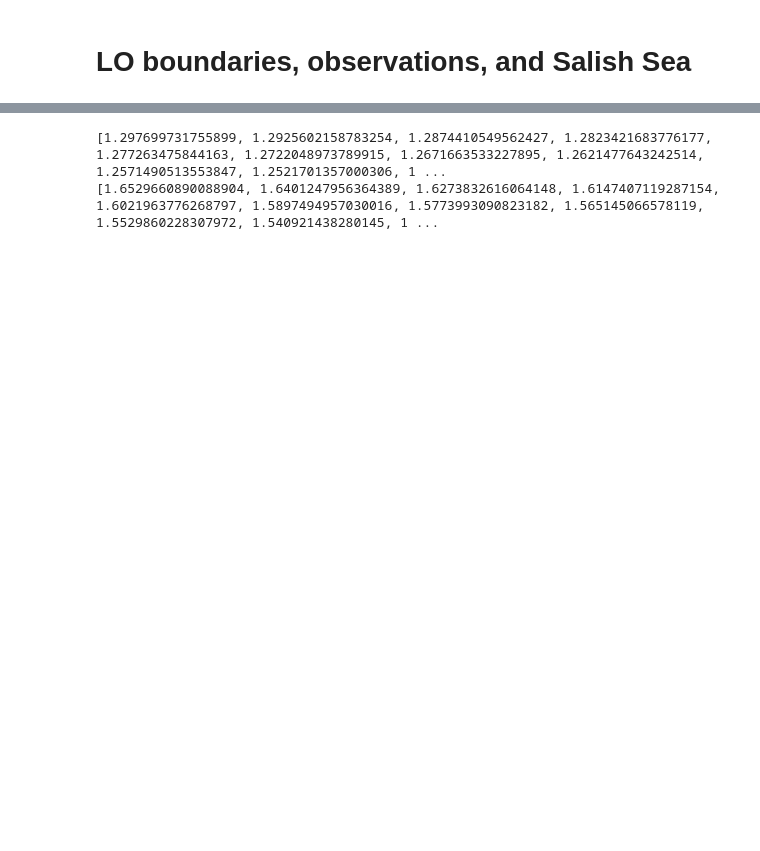
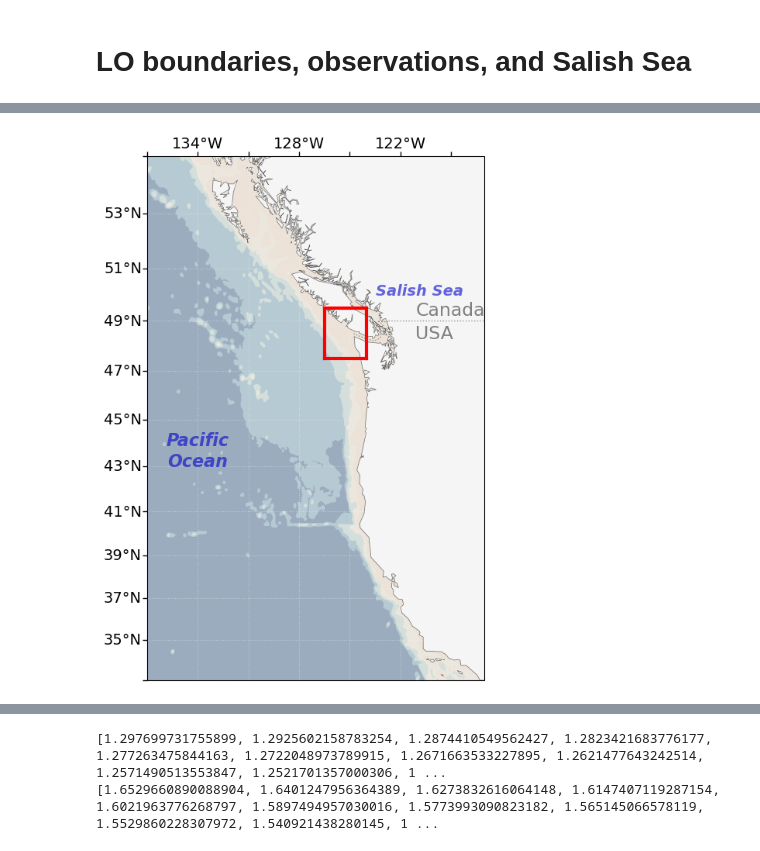
Before and after one commit to rbeutel/PI_BIOGEO_PAPER, a Jupyter notebook: model/map.ipynb, the cells around one changed output, grey strips where cells are left out. Cells and saved outputs as stored; diff of their text form; code cells hidden in the pictures; blank space fills up the shorter version.

```diff
--- a/model/map.ipynb
+++ b/model/map.ipynb
@@ -192 +197,70 @@ plt.savefig("/ocean/rbeutel/MOAD/biogeo_paper/PI_BIOGEO_PAPER/model/figures/map.
 [figure]
+# %%
+%matplotlib inline
+plt.rcParams['font.size'] = 14
+
+###################
+# CCS MAP for OSM #
+###################
+
+xlim, ylim = [-137, -117], [33, 55]
+proj= crs.Mercator(np.mean(xlim), *ylim)
+
+fig = plt.figure(constrained_layout=True, figsize=[5,8])
+gs = GridSpec(1, 1, figure=fig)
+ax0 = fig.add_subplot(gs[:,:], projection=proj)
+ax0.set_extent(xlim+ylim)
+
+# add coastline
+ax0.add_feature(feature.GSHHSFeature('low', edgecolor='dimgray', facecolor='whitesmoke', lw=0.5), zorder=2)
+ax0.add_feature(feature.BORDERS, linestyle='dotted', edgecolor='dimgray', alpha=0.7, zorder=3)
+
+# Create custom colormap
+colors1 = cm.cm.turbid(np.linspace(0, 1, 3))  # First colormap from 0 to 200m
+colors2 = cm.cm.ice_r(np.linspace(0, 1, 5))  # Second colormap from 200m to 2000m
+
+# add bathymetry
+ax0.add_feature(feature.NaturalEarthFeature(name='bathymetry_L_0', scale='10m', category='physical',facecolor=colors1[1], edgecolor='none',alpha=0.2,zorder=1))
+ax0.add_feature(feature.NaturalEarthFeature(name='bathymetry_K_200', scale='10m', category='physical',facecolor=colors2[0], edgecolor='none',alpha=0.2,zorder=1))
+ax0.add_feature(feature.NaturalEarthFeature(name='bathymetry_J_1000', scale='10m', category='physical',facecolor=colors2[1], edgecolor='none',alpha=0.2,zorder=1))
+ax0.add_feature(feature.NaturalEarthFeature(name='bathymetry_I_2000', scale='10m', category='physical',facecolor=colors2[2], edgecolor='none',alpha=0.2,zorder=1))
+ax0.add_feature(feature.NaturalEarthFeature(name='bathymetry_H_3000', scale='10m', category='physical',facecolor=colors2[3], edgecolor='none',alpha=0.2,zorder=1))
+
+# Add gridlines
+xlocs = np.arange(xlim[0],xlim[-1]+1,3)
+ylocs = np.arange(ylim[0],ylim[-1]+1,2)
+gl = ax0.gridlines(linestyle=":", color='w', alpha=0.4, draw_labels=True, xlocs=xlocs, ylocs=ylocs)
+gl.xformatter, gl.yformatter = LONGITUDE_FORMATTER, LATITUDE_FORMATTER
+gl.right_labels = False
+gl.bottom_labels = False
+
+# Manually add ticks at the grid locations
+ax0.set_xticks(xlocs, crs=crs.PlateCarree())
+ax0.set_yticks(ylocs, crs=crs.PlateCarree())
+ax0.set_xticklabels([],)
+ax0.set_yticklabels([],)
+ax0.tick_params(
+    axis='x', direction='out', length=4, width=1, color='black', top=True, bottom=False  # Ticks only on top
+)
+ax0.tick_params(
+    axis='y', direction='out', length=4, width=1, color='black', left=True, right=False  # Ticks only on right
+)
+
+# annotations
+ax0.text(-121.1, 49.2, 'Canada', c='grey',fontsize=17, transform=crs.PlateCarree(),zorder=8)
+ax0.text(-121.1, 48.3, 'USA', c='grey',fontsize=17, transform=crs.PlateCarree(),zorder=8)
+ax0.text(-134, 43, 'Pacific\nOcean', transform=crs.PlateCarree(),fontsize=16, color='mediumblue',  weight='bold', fontstyle='italic',horizontalalignment='center',zorder=4,alpha=0.6)
+ax0.text(-123.43, 50, 'Salish Sea', fontstyle='italic', weight='bold', c='mediumblue',fontsize=14,transform=crs.PlateCarree(),zorder=4,alpha=0.6)
+
+
+# draw red box
+x1,x2 = -126.5, -124
+y1,y2 = 47.5, 49.5
+ax0.plot([x1,x1],[y1,y2],lw=3,color='r',transform=crs.PlateCarree())
+ax0.plot([x2,x2],[y1,y2],lw=3,color='r',transform=crs.PlateCarree())
+ax0.plot([x1,x2],[y2,y2],lw=3,color='r',transform=crs.PlateCarree())
+ax0.plot([x1,x2],[y1,y1],lw=3,color='r',transform=crs.PlateCarree())
+
+plt.savefig("/ocean/rbeutel/MOAD/biogeo_paper/PI_BIOGEO_PAPER/model/figures/OSM_map1.jpg")
+# %% [output]
+[figure, added]
```
Also changed, not shown: parts of 3 cells of this notebook, 3 other files.
